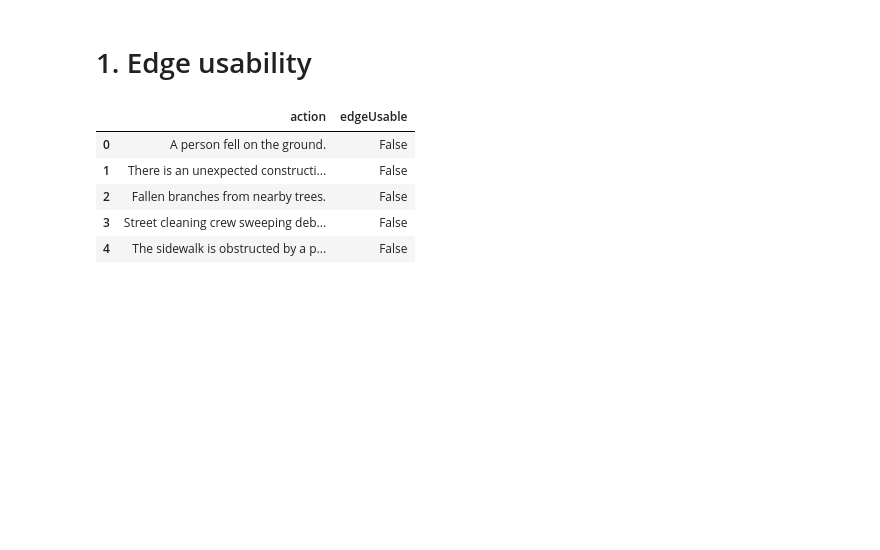
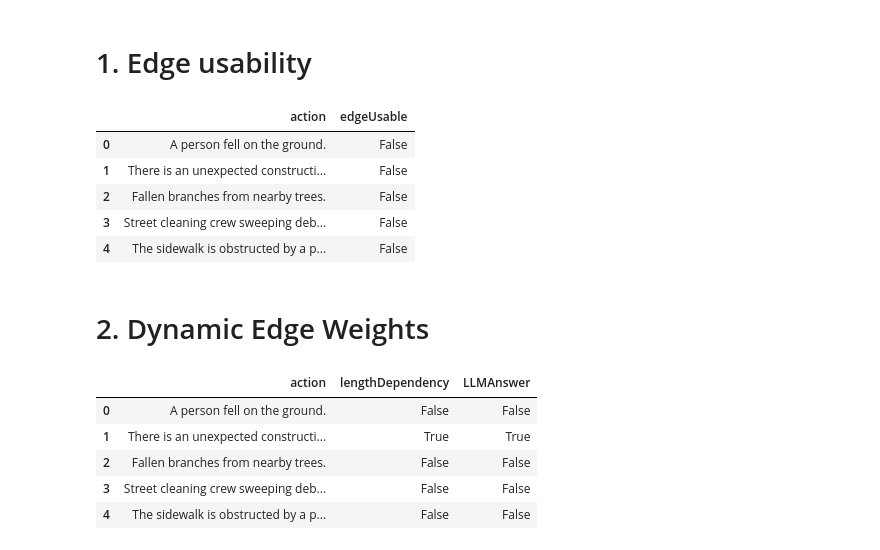
Before and after one commit to Dacian22/Medicar, a Jupyter notebook: run-experiments.ipynb, the cells around one changed output. Drawn from its saved outputs; the diff is of its cells as text; code cells hidden in the pictures; blank space fills up the shorter version.

```diff
--- a/run-experiments.ipynb
+++ b/run-experiments.ipynb
@@ -46,3 +47,5 @@ for approach in approaches:
 
     df_evaluation["prediction"] = predictions
     df_evaluation.to_csv(os.path.join(os.getenv('RESULTS'), f'eval-res-edge-usability-openai-{approach}-{datetime.datetime.now().isoformat()}.csv'), sep=";", index=False)
+# %% [markdown]
+# 2. Dynamic Edge Weights
@@ -48,0 +58,9 @@ for approach in approaches:
+# %%
+df_evaluation.head()
+# %% [output]
+|  | action | lengthDependency | LLMAnswer |
+| 0 | A person fell on the ground. | False | False |
+| 1 | There is an unexpected constructi... | True | True |
+| 2 | Fallen branches from nearby trees. | False | False |
+| 3 | Street cleaning crew sweeping deb... | False | False |
+| 4 | The sidewalk is obstructed by a p... | False | False |
```
Also changed, not shown: parts of 6 cells of this notebook, 1 other file.
